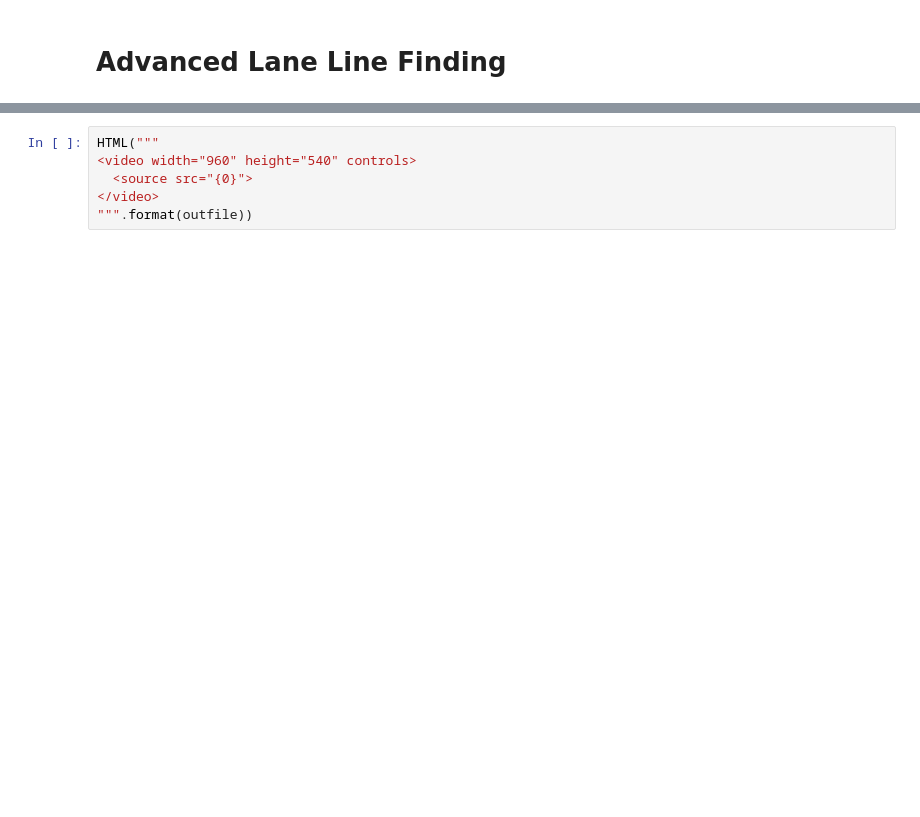
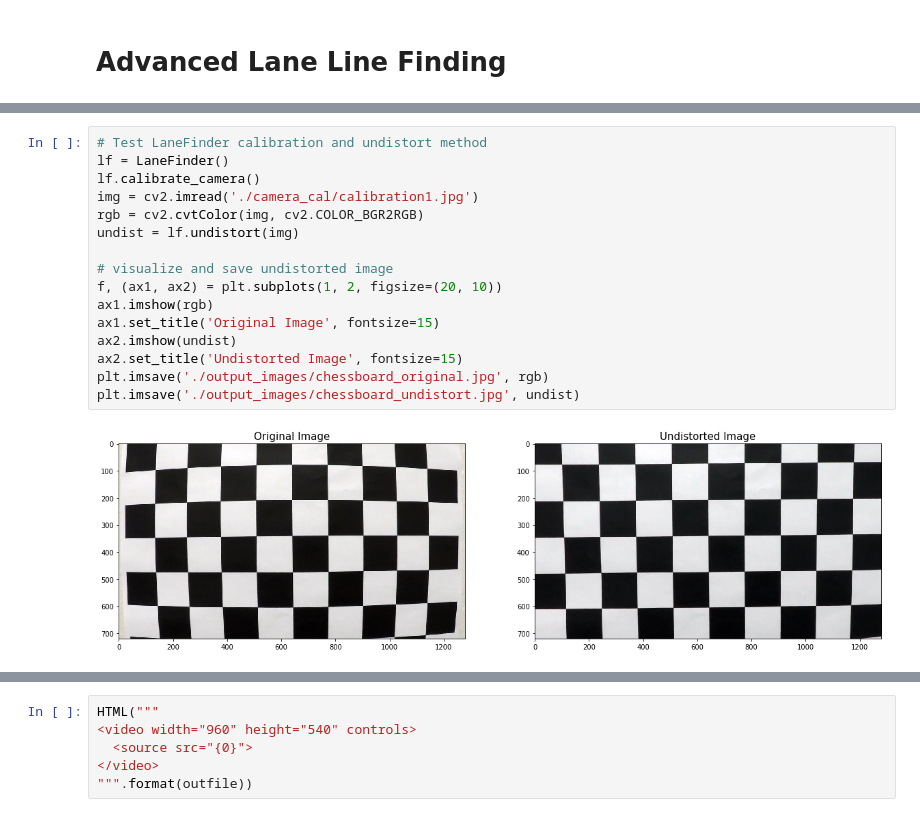
Before and after one commit to coswang1120/CarND-Advanced-Lane-Lines, a Jupyter notebook: P4.ipynb, the cells around one changed output, grey strips where cells are left out. Cells and saved outputs as stored; diff of their text form; blank space fills up the shorter version.

```diff
--- a/P4.ipynb
+++ b/P4.ipynb
@@ -391 +391,19 @@ class LaneFinder():
+# %%
+# Test LaneFinder calibration and undistort method
+lf = LaneFinder()
+lf.calibrate_camera()
+img = cv2.imread('./camera_cal/calibration1.jpg')
+rgb = cv2.cvtColor(img, cv2.COLOR_BGR2RGB)
+undist = lf.undistort(img)
+
+# visualize and save undistorted image
+f, (ax1, ax2) = plt.subplots(1, 2, figsize=(20, 10))
+ax1.imshow(rgb)
+ax1.set_title('Original Image', fontsize=15)
+ax2.imshow(undist)
+ax2.set_title('Undistorted Image', fontsize=15)
+plt.imsave('./output_images/chessboard_original.jpg', rgb)
+plt.imsave('./output_images/chessboard_undistort.jpg', undist)
+# %% [output]
+[figure, added]
 # %%
```
Also changed, not shown: parts of 9 cells of this notebook, 8 other files.
